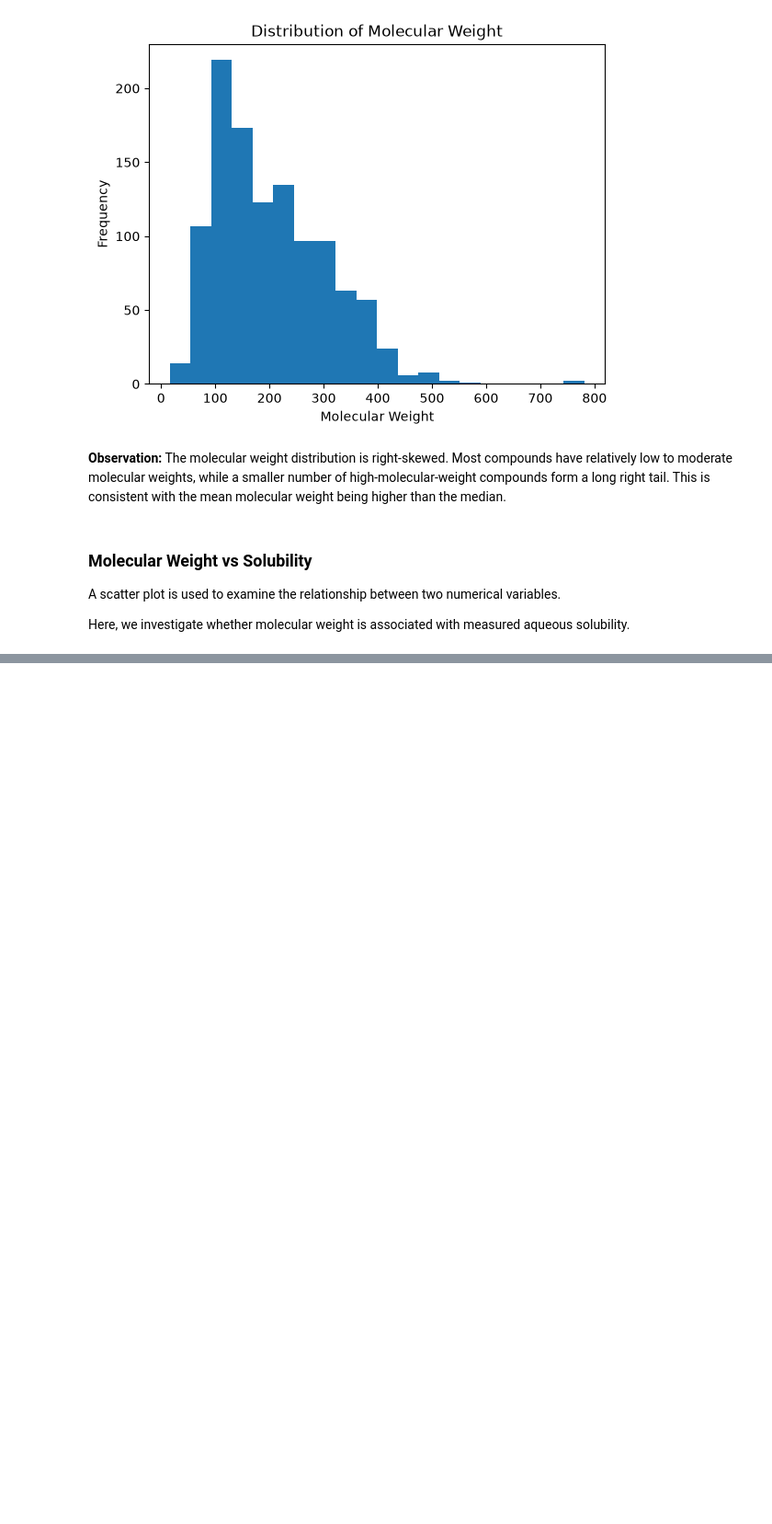
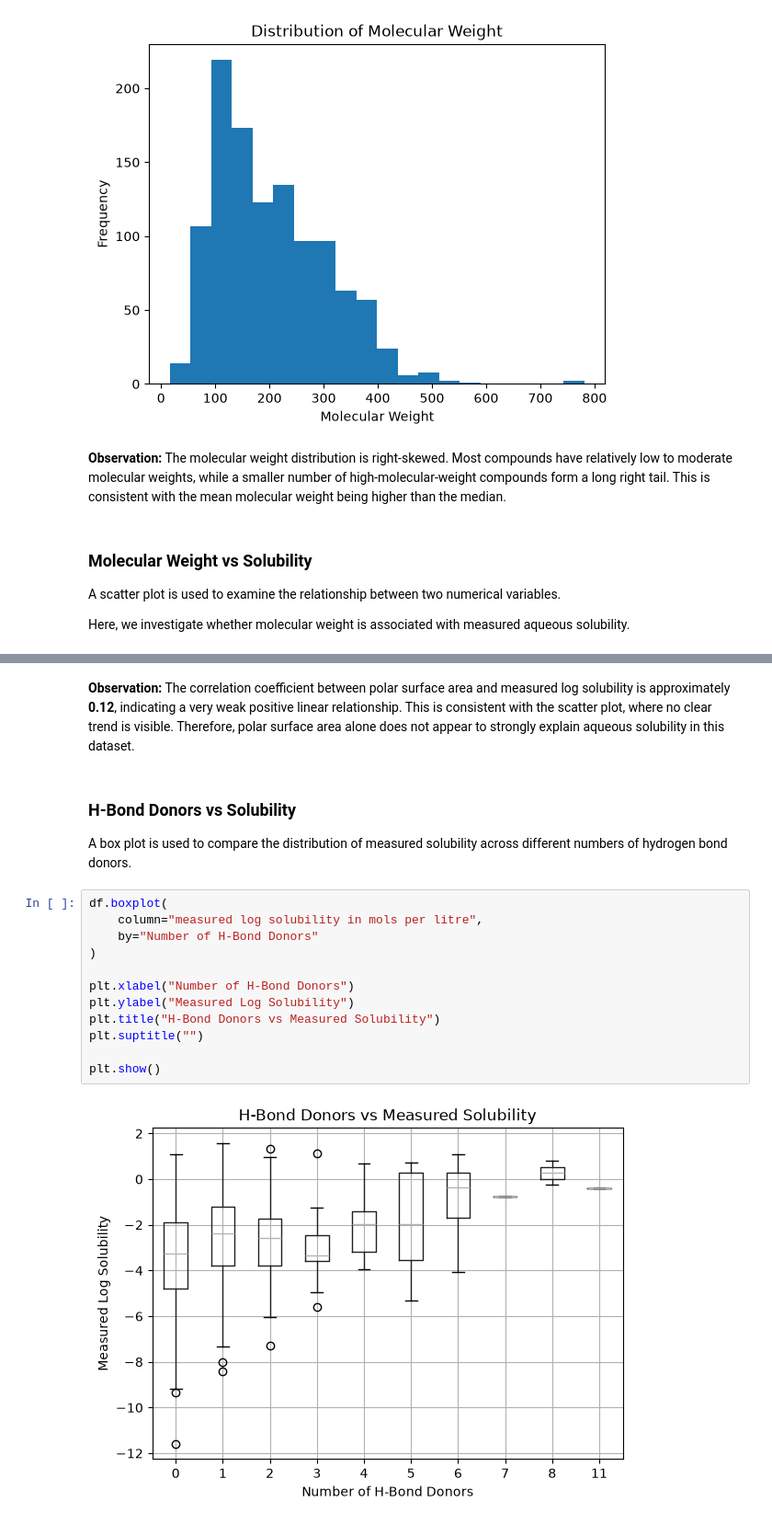
Before and after one commit to bernakayaoglu/Molecular-Solubility-Analysis, a Jupyter notebook: Molecular_Solubility_Analysis.ipynb, the cells around one changed output, grey strips where cells are left out. Shown at 92% size. Saved outputs shown, nothing was run; the diff lists cells and outputs as text; blank space fills up the shorter version.

```diff
--- a/Molecular_Solubility_Analysis.ipynb
+++ b/Molecular_Solubility_Analysis.ipynb
@@ -219,0 +274,20 @@ Here, we investigate whether molecular weight is associated with measured aqueou
+# %% [markdown]
+**Observation:** The correlation coefficient between polar surface area and measured log solubility is approximately **0.12**, indicating a very weak positive linear relationship. This is consistent with the scatter plot, where no clear trend is visible. Therefore, polar surface area alone does not appear to strongly explain aqueous solubility in this dataset.
+# %% [markdown]
+### H-Bond Donors vs Solubility
+
+A box plot is used to compare the distribution of measured solubility across different numbers of hydrogen bond donors.
+# %%
+df.boxplot(
+    column="measured log solubility in mols per litre",
+    by="Number of H-Bond Donors"
+)
+
+plt.xlabel("Number of H-Bond Donors")
+plt.ylabel("Measured Log Solubility")
+plt.title("H-Bond Donors vs Measured Solubility")
+plt.suptitle("")
+
+plt.show()
+# %% [output]
+[figure, added]
```
Also changed, not shown: parts of 22 cells of this notebook.
